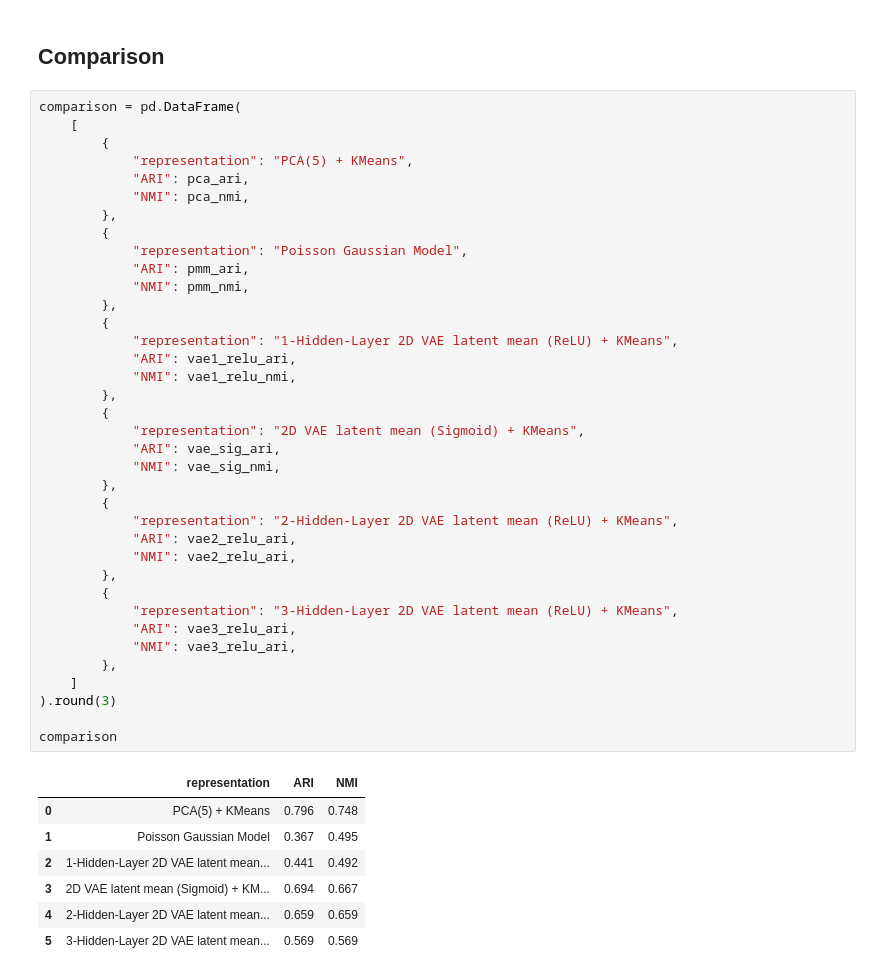
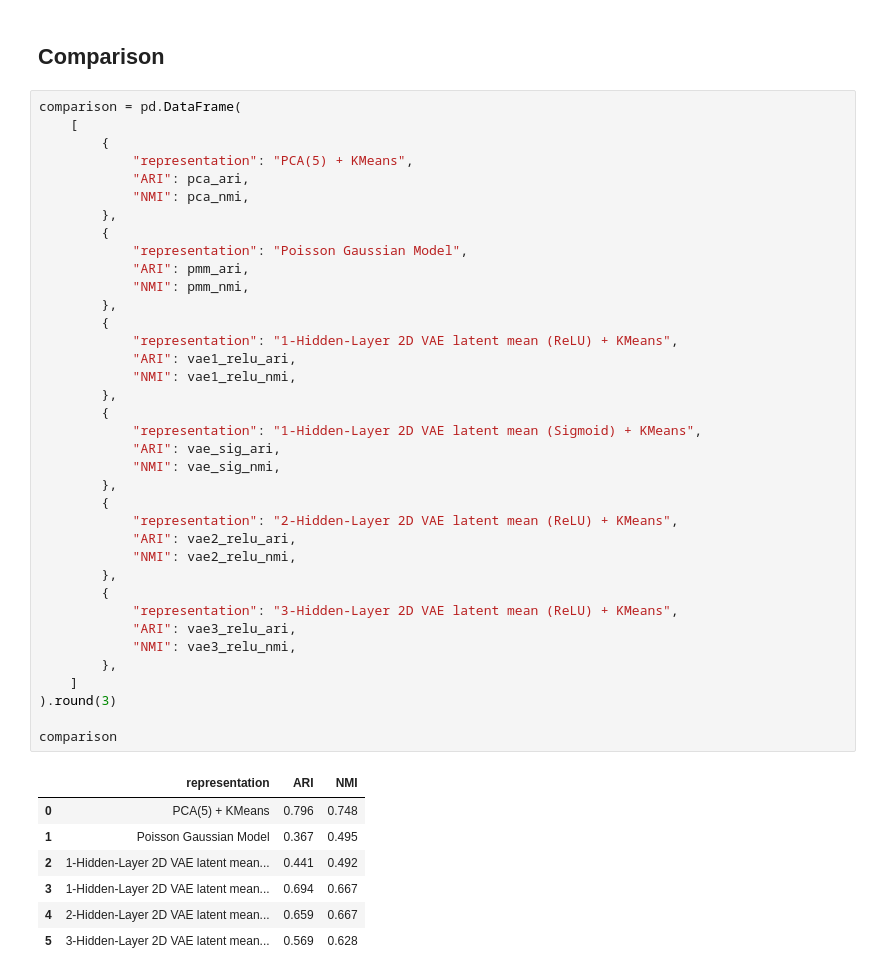
Before and after one commit to nikita-jaya/gene-expression-project, a Jupyter notebook: gene-expression-code.ipynb, the cells around one changed output. Cells and saved outputs as stored; diff of their text form.

```diff
--- a/gene-expression-code.ipynb
+++ b/gene-expression-code.ipynb
@@ -521,36 +521,36 @@ comparison = pd.DataFrame(
             "representation": "Poisson Gaussian Model",
             "ARI": pmm_ari,
             "NMI": pmm_nmi,
         },
         {
             "representation": "1-Hidden-Layer 2D VAE latent mean (ReLU) + KMeans",
             "ARI": vae1_relu_ari,
             "NMI": vae1_relu_nmi,
         },
         {
-            "representation": "2D VAE latent mean (Sigmoid) + KMeans",
+            "representation": "1-Hidden-Layer 2D VAE latent mean (Sigmoid) + KMeans",
             "ARI": vae_sig_ari,
             "NMI": vae_sig_nmi,
         },
         {
             "representation": "2-Hidden-Layer 2D VAE latent mean (ReLU) + KMeans",
             "ARI": vae2_relu_ari,
-            "NMI": vae2_relu_ari,
+            "NMI": vae2_relu_nmi,
         },
         {
             "representation": "3-Hidden-Layer 2D VAE latent mean (ReLU) + KMeans",
             "ARI": vae3_relu_ari,
-            "NMI": vae3_relu_ari,
+            "NMI": vae3_relu_nmi,
         },
     ]
 ).round(3)
 
 comparison
 # %% [output]
 |  | representation | ARI | NMI |
 | 0 | PCA(5) + KMeans | 0.796 | 0.748 |
 | 1 | Poisson Gaussian Model | 0.367 | 0.495 |
 | 2 | 1-Hidden-Layer 2D VAE latent mean... | 0.441 | 0.492 |
-| 3 | 2D VAE latent mean (Sigmoid) + KM... | 0.694 | 0.667 |
-| 4 | 2-Hidden-Layer 2D VAE latent mean... | 0.659 | 0.659 |
-| 5 | 3-Hidden-Layer 2D VAE latent mean... | 0.569 | 0.569 |
+| 3 | 1-Hidden-Layer 2D VAE latent mean... | 0.694 | 0.667 |
+| 4 | 2-Hidden-Layer 2D VAE latent mean... | 0.659 | 0.667 |
+| 5 | 3-Hidden-Layer 2D VAE latent mean... | 0.569 | 0.628 |
```
